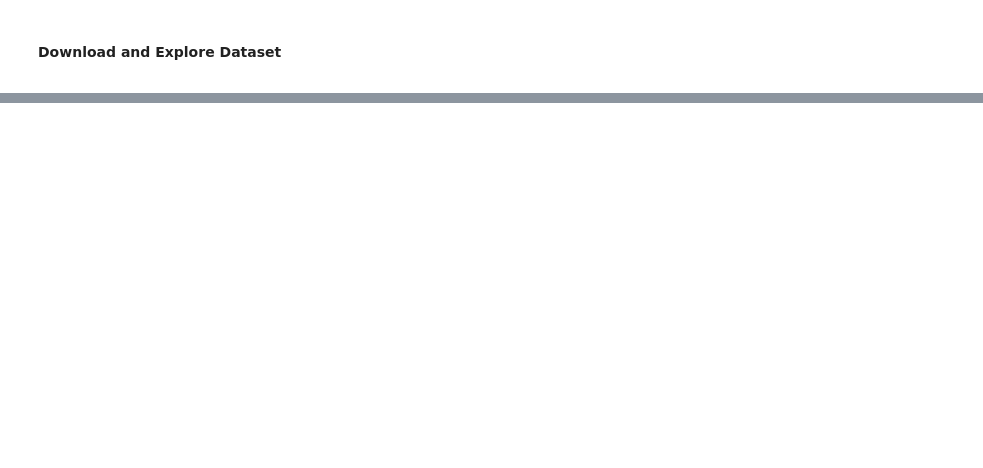
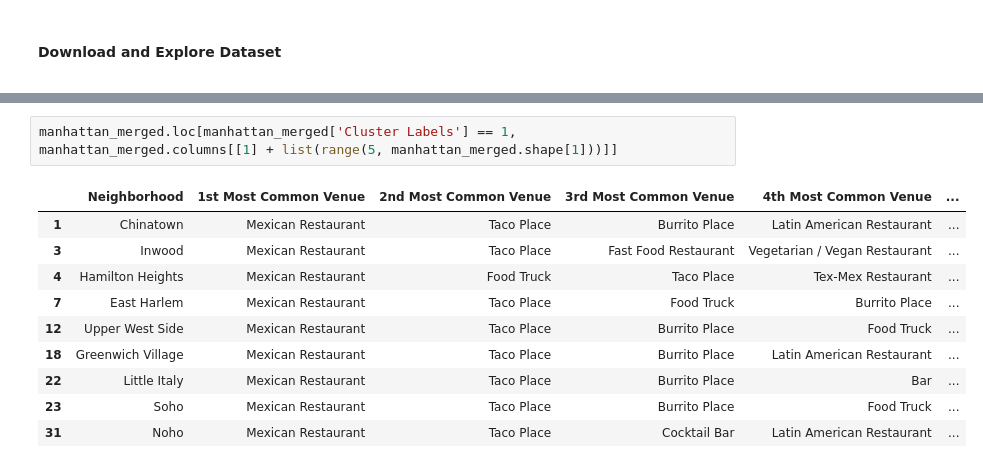
Before and after one commit to Rod99/Coursera_Capstone, a Jupyter notebook: Battle of neighborhoods.ipynb, the cells around one changed output, grey strips where cells are left out. Drawn from its saved outputs; the diff is of its cells as text; blank space fills up the shorter version.

```diff
--- a/Battle of neighborhoods.ipynb
+++ b/Battle of neighborhoods.ipynb
@@ -80,0 +441,13 @@ Libraries imported.
+# %%
+manhattan_merged.loc[manhattan_merged['Cluster Labels'] == 1, manhattan_merged.columns[[1] + list(range(5, manhattan_merged.shape[1]))]]
+# %% [output]
+|  | Neighborhood | 1st Most Common Venue | 2nd Most Common Venue | 3rd Most Common Venue | 4th Most Common Venue | ... |
+| 1 | Chinatown | Mexican Restaurant | Taco Place | Burrito Place | Latin American Restaurant | ... |
+| 3 | Inwood | Mexican Restaurant | Taco Place | Fast Food Restaurant | Vegetarian / Vegan Restaurant | ... |
+| 4 | Hamilton Heights | Mexican Restaurant | Food Truck | Taco Place | Tex-Mex Restaurant | ... |
+| 7 | East Harlem | Mexican Restaurant | Taco Place | Food Truck | Burrito Place | ... |
+| 12 | Upper West Side | Mexican Restaurant | Taco Place | Burrito Place | Food Truck | ... |
+| 18 | Greenwich Village | Mexican Restaurant | Taco Place | Burrito Place | Latin American Restaurant | ... |
+| 22 | Little Italy | Mexican Restaurant | Taco Place | Burrito Place | Bar | ... |
+| 23 | Soho | Mexican Restaurant | Taco Place | Burrito Place | Food Truck | ... |
+| 31 | Noho | Mexican Restaurant | Taco Place | Cocktail Bar | Latin American Restaurant | ... |
```
Also changed, not shown: parts of 35 cells of this notebook.
